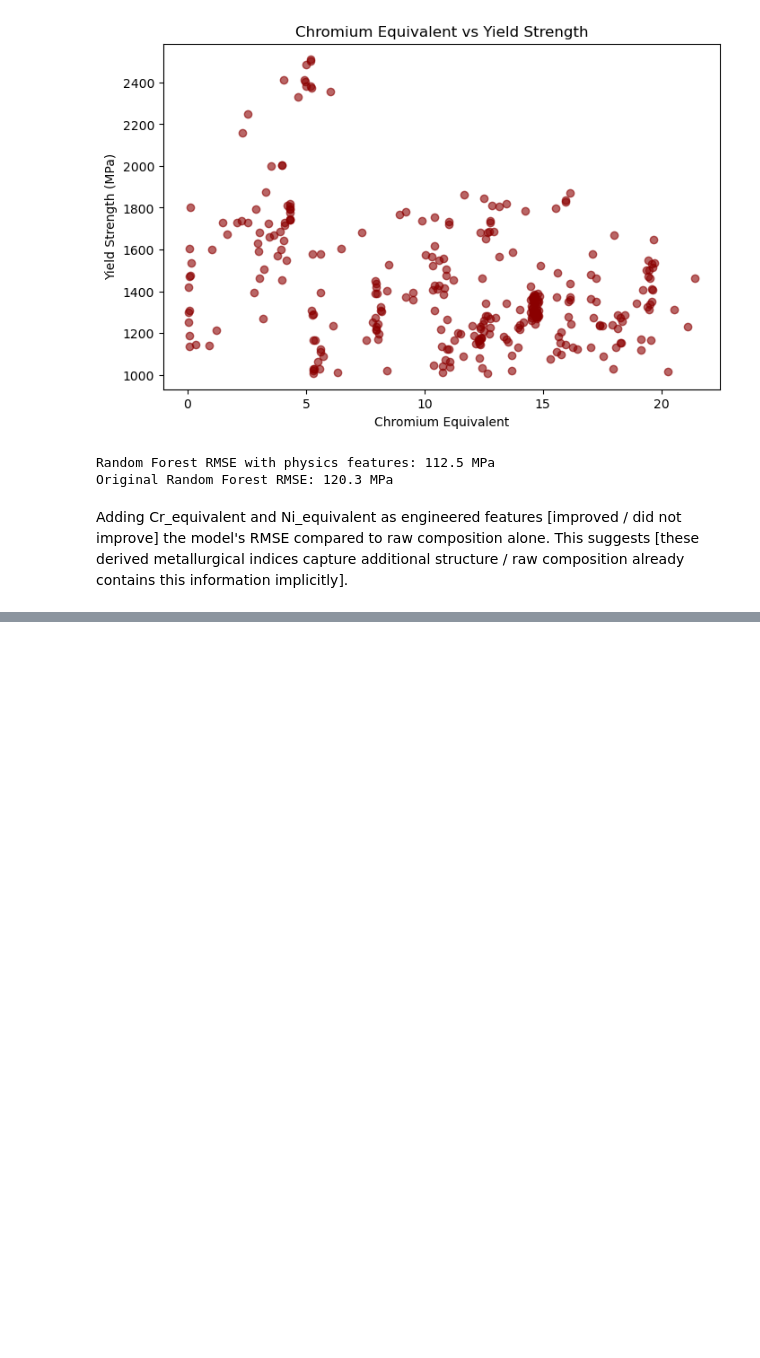
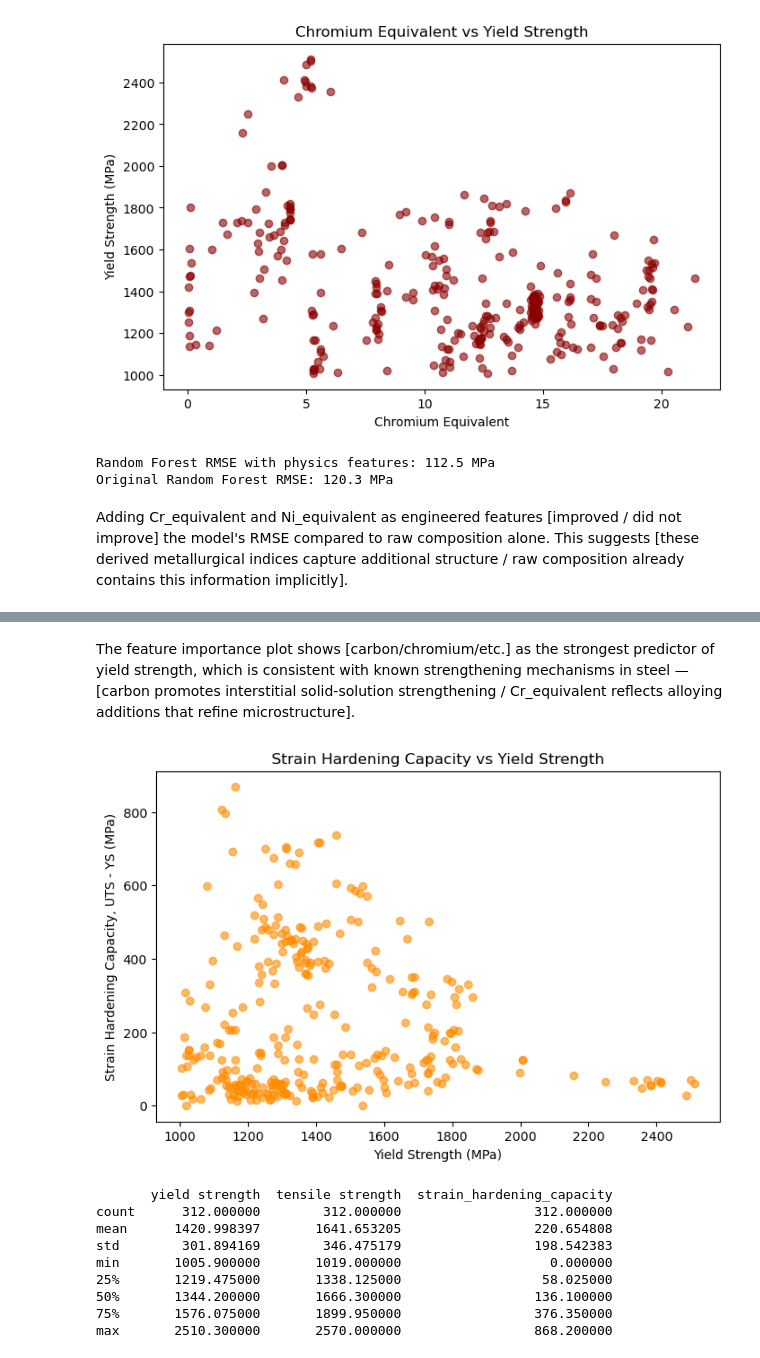
Before and after one commit to gavinjester/ml-nuclear-materials, a Jupyter notebook: notebooks/02_baseline_model.ipynb, the cells around one changed output, grey strips where cells are left out. Saved outputs shown, nothing was run; the diff lists cells and outputs as text; code cells hidden in the pictures; blank space fills up the shorter version.

Commit message:
add feature comparison analysis and compare against known material characteristics

```diff
--- a/notebooks/02_baseline_model.ipynb
+++ b/notebooks/02_baseline_model.ipynb
@@ -155,0 +186,28 @@ structure / raw composition already contains this information implicitly].
+# %% [markdown]
+The feature importance plot shows [carbon/chromium/etc.] as the
+strongest predictor of yield strength, which is consistent with
+known strengthening mechanisms in steel — [carbon promotes
+interstitial solid-solution strengthening / Cr_equivalent reflects
+alloying additions that refine microstructure].
+# %%
+df['strain_hardening_capacity'] = df['tensile strength'] - df['yield strength']
+
+plt.figure(figsize=(8, 5))
+plt.scatter(df['yield strength'], df['strain_hardening_capacity'], alpha=0.6, color='darkorange')
+plt.xlabel('Yield Strength (MPa)')
+plt.ylabel('Strain Hardening Capacity, UTS - YS (MPa)')
+plt.title('Strain Hardening Capacity vs Yield Strength')
+plt.show()
+
+print(df[['yield strength', 'tensile strength', 'strain_hardening_capacity']].describe())
+# %% [output]
+[figure, added]
+       yield strength  tensile strength  strain_hardening_capacity
+count      312.000000        312.000000                 312.000000
+mean      1420.998397       1641.653205                 220.654808
+std        301.894169        346.475179                 198.542383
+min       1005.900000       1019.000000                   0.000000
+25%       1219.475000       1338.125000                  58.025000
+50%       1344.200000       1666.300000                 136.100000
+75%       1576.075000       1899.950000                 376.350000
+max       2510.300000       2570.000000                 868.200000
```
Also changed, not shown: parts of 2 cells of this notebook.
